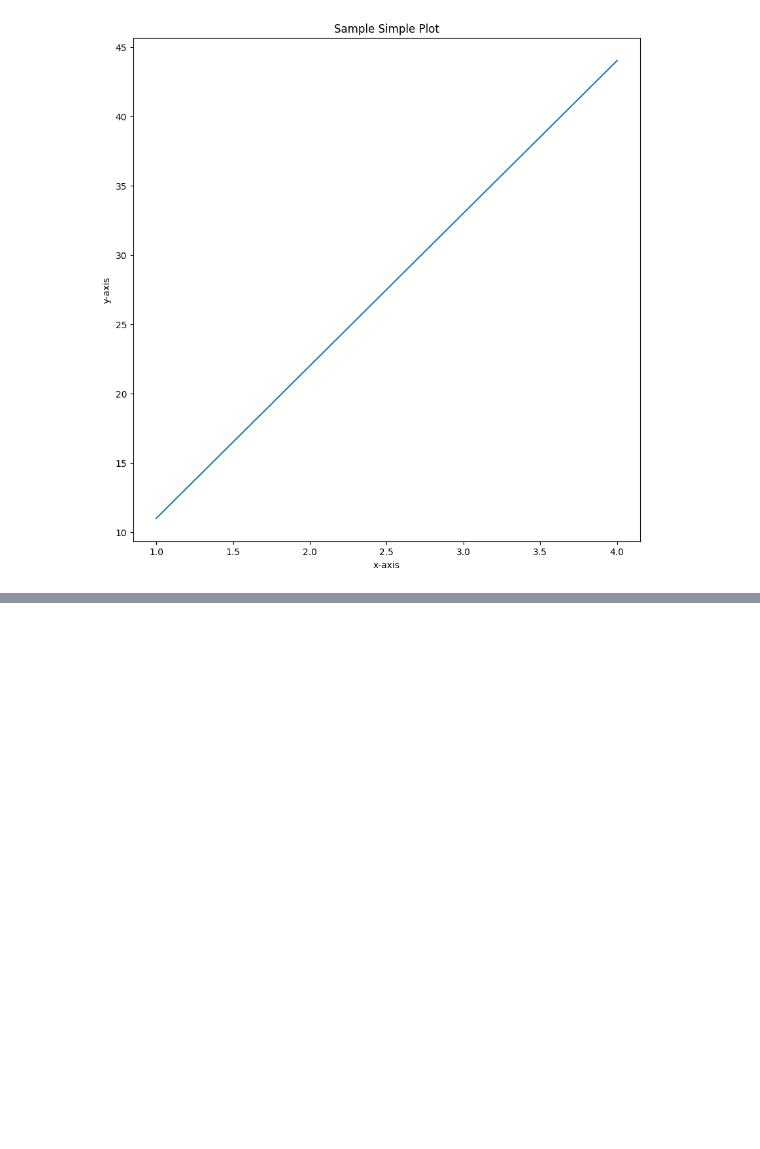
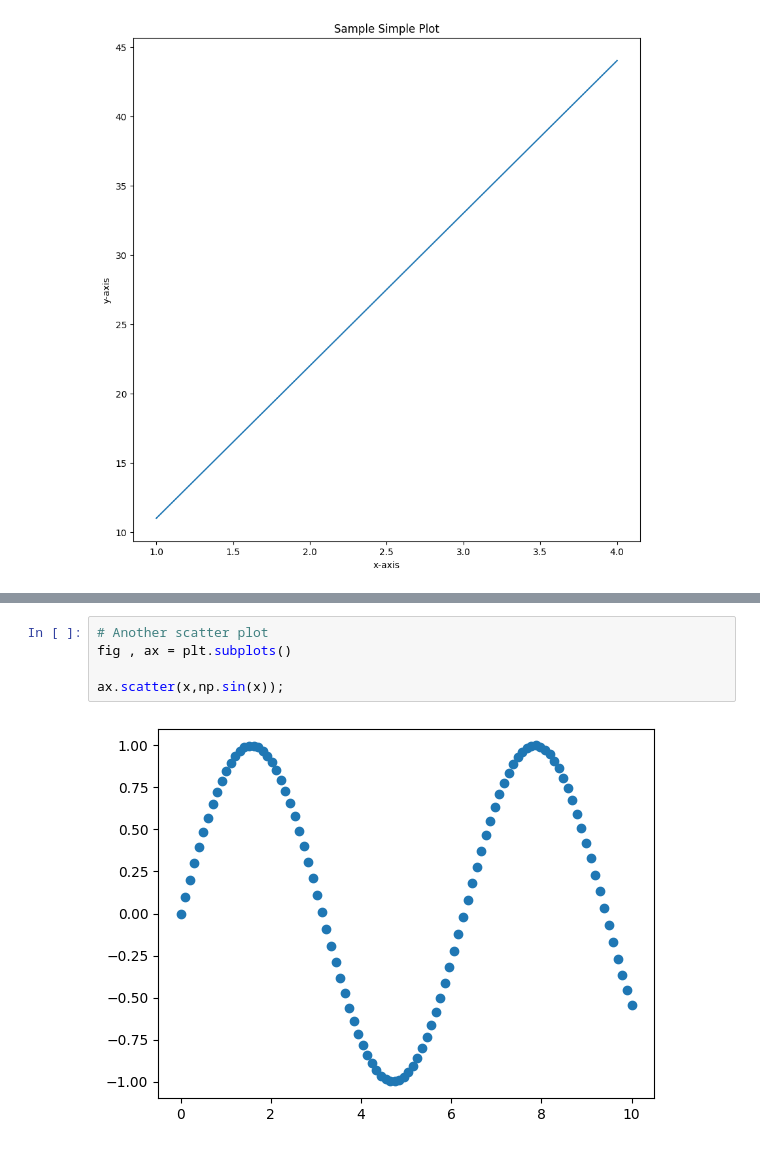
Before and after one commit to vivekkumar2909/Data-Science-and-Machine-Learning, a Jupyter notebook: introduction-to-matplotlib.ipynb, the cells around one changed output, grey strips where cells are left out. Cells and saved outputs as stored; diff of their text form; blank space fills up the shorter version.

```diff
--- a/introduction-to-matplotlib.ipynb
+++ b/introduction-to-matplotlib.ipynb
@@ -103,0 +154,7 @@ fig.savefig("images/simple-plot.png")
+# %%
+# Another scatter plot
+fig , ax = plt.subplots()
+
+ax.scatter(x,np.sin(x));
+# %% [output]
+[figure, added]
```
Also changed, not shown: parts of 11 cells of this notebook.
